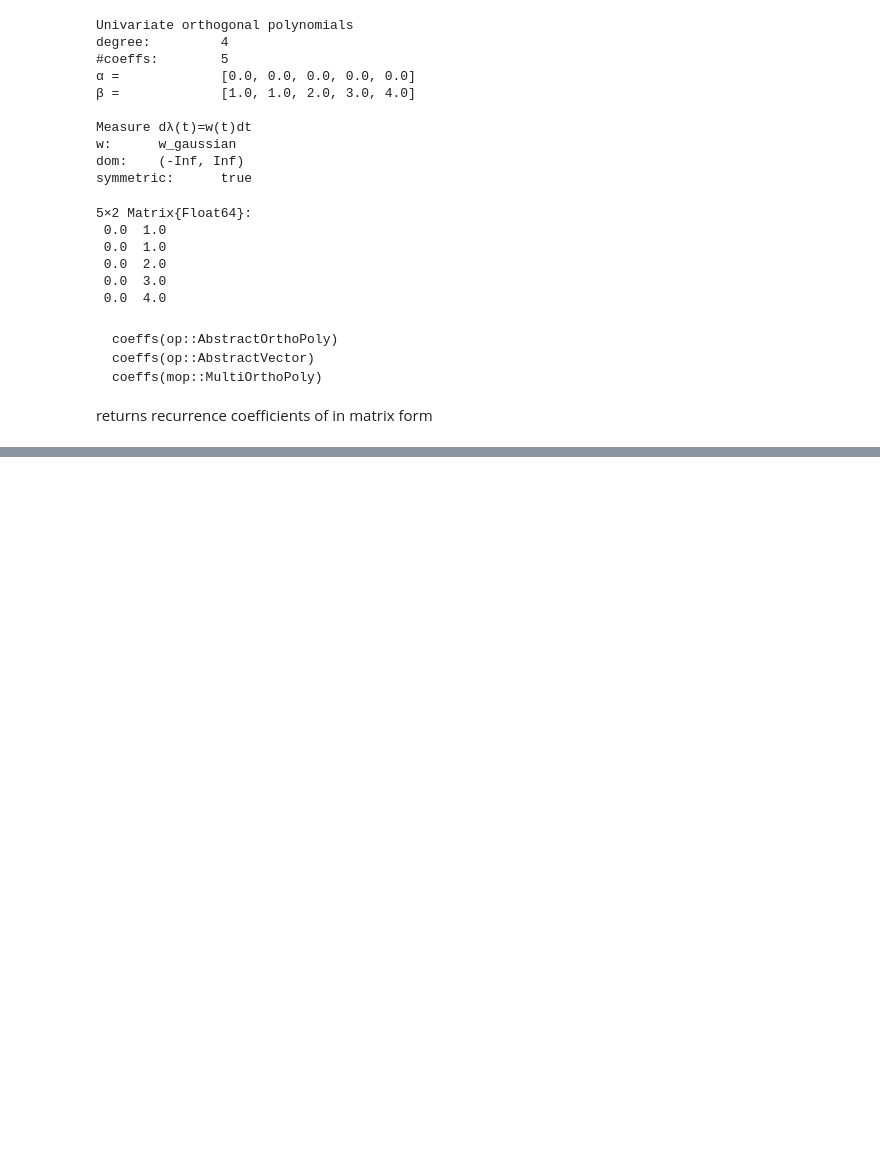
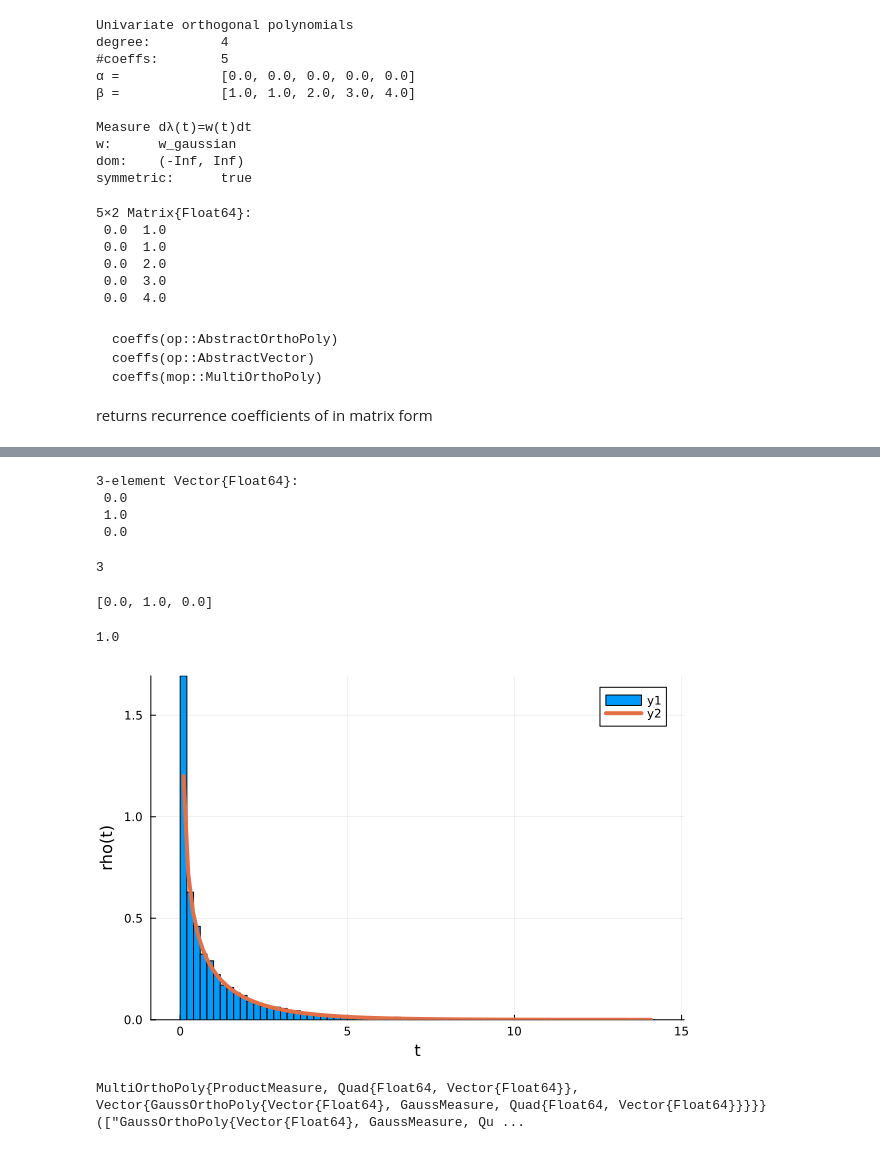
Before and after one commit to Yanlingogo/learn_PCE_opf, a Jupyter notebook: examples/tutorial.ipynb, the cells around one changed output, grey strips where cells are left out. Drawn from its saved outputs; the diff is of its cells as text; code cells hidden in the pictures; blank space fills up the shorter version.

```diff
--- a/examples/tutorial.ipynb
+++ b/examples/tutorial.ipynb
@@ -105,0 +427,4 @@ Suggestion: check for spelling errors or missing imports.
+# %%
+k = 1
+deg, Nrec = 2, 20
+opq = GaussOrthoPoly(deg; Nrec=Nrec, addQuadrature=true);
@@ -105,0 +437,47 @@ Suggestion: check for spelling errors or missing imports.
+# %%
+L = dim(opq)
+mu, sig = 0., 1.
+x = [ convert2affinePCE(mu, sig, opq); zeros(Float64,L-2) ]
+# %% [output]
+3-element Vector{Float64}:
+ 0.0
+ 1.0
+ 0.0
+# %%
+t2 = Tensor(2, opq);
+t3 = Tensor(3, opq)
+show(L)
+# %% [output]
+3
+# %%
+show(x)
+# %% [output]
+[0.0, 1.0, 0.0]
+# %%
+y = [ sum( x[i]*x[j]*t3.get([i-1,j-1,m-1])/t2.get([m-1,m-1])  for i=1:L, j=1:L ) for m=1:L ]
+# %%
+t3.get([0,0,0])
+# %% [output]
+1.0
+# %%
+using Plots
+Nsmpl = 10000
+# long way: ξ = sampleMeasure(Nsmpl,opq), ysmpl = evaluatePCE(y,ξ,opq)
+ysmpl = samplePCE(Nsmpl, y, opq)
+histogram(ysmpl; normalize=true, xlabel="t", ylabel="rho(t)")
+
+import SpecialFunctions: gamma
+ρ(t) = 1/(sqrt(2)*gamma(0.5))*1/sqrt(t)*exp(-0.5*t)
+t = range(0.1; stop=maximum(ysmpl), length=100)
+plot!(t, ρ.(t), w=4)
+# %% [output]
+[figure, added]
+# %%
+using PolyChaos
+
+degree, Nrec = 2, 20
+opq = GaussOrthoPoly(degree; Nrec=Nrec, addQuadrature = true);
+k = 12
+mop = MultiOrthoPoly([opq for i in 1:k], degree)
+# %% [output]
+MultiOrthoPoly{ProductMeasure, Quad{Float64, Vector{Float64}}, Vector{GaussOrthoPoly{Vector{Float64}, GaussMeasure, Quad{Float64, Vector{Float64}}}}}(["GaussOrthoPoly{Vector{Float64}, GaussMeasure, Qu ...
```
Also changed, not shown: parts of 49 cells of this notebook, 1 other file.
